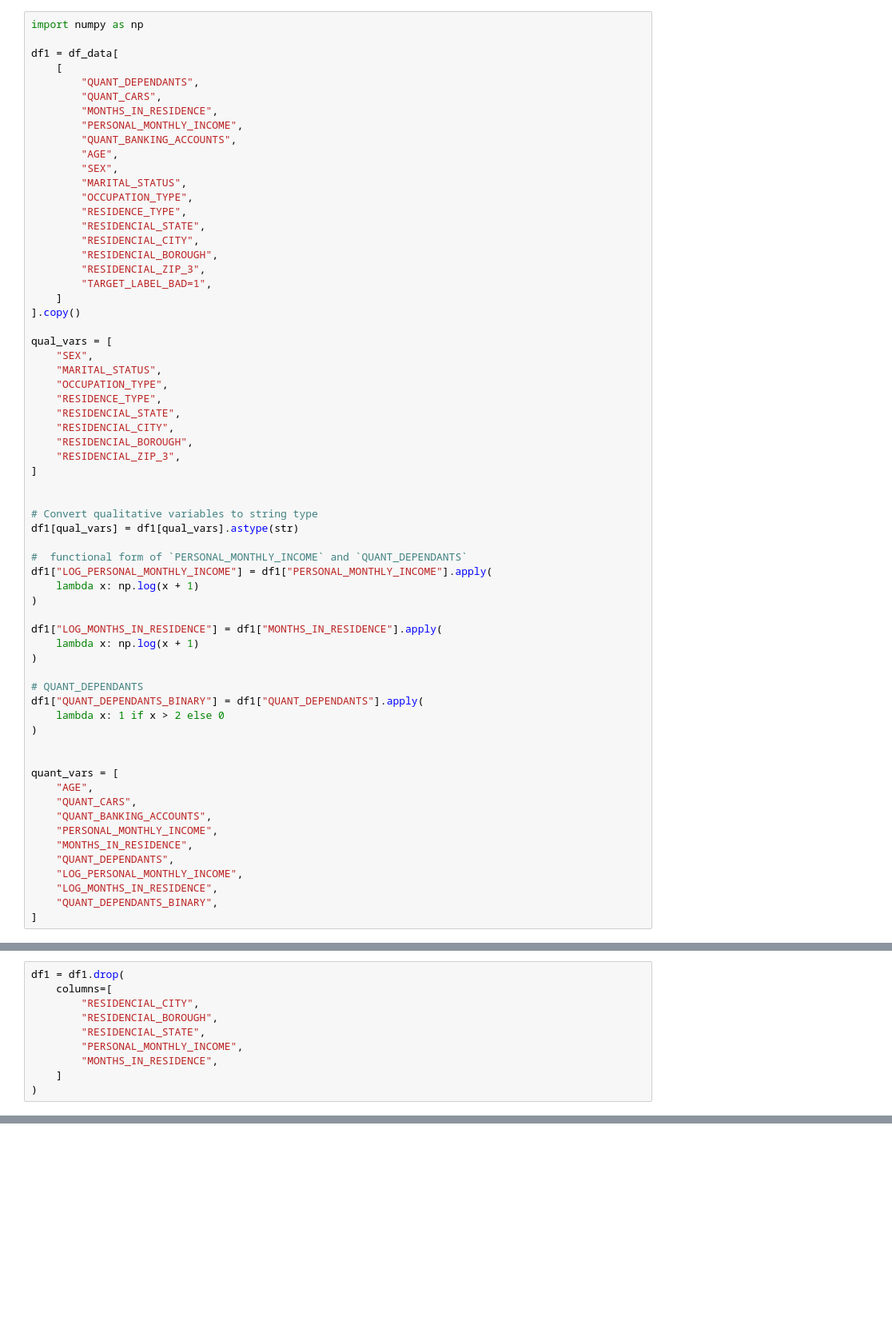
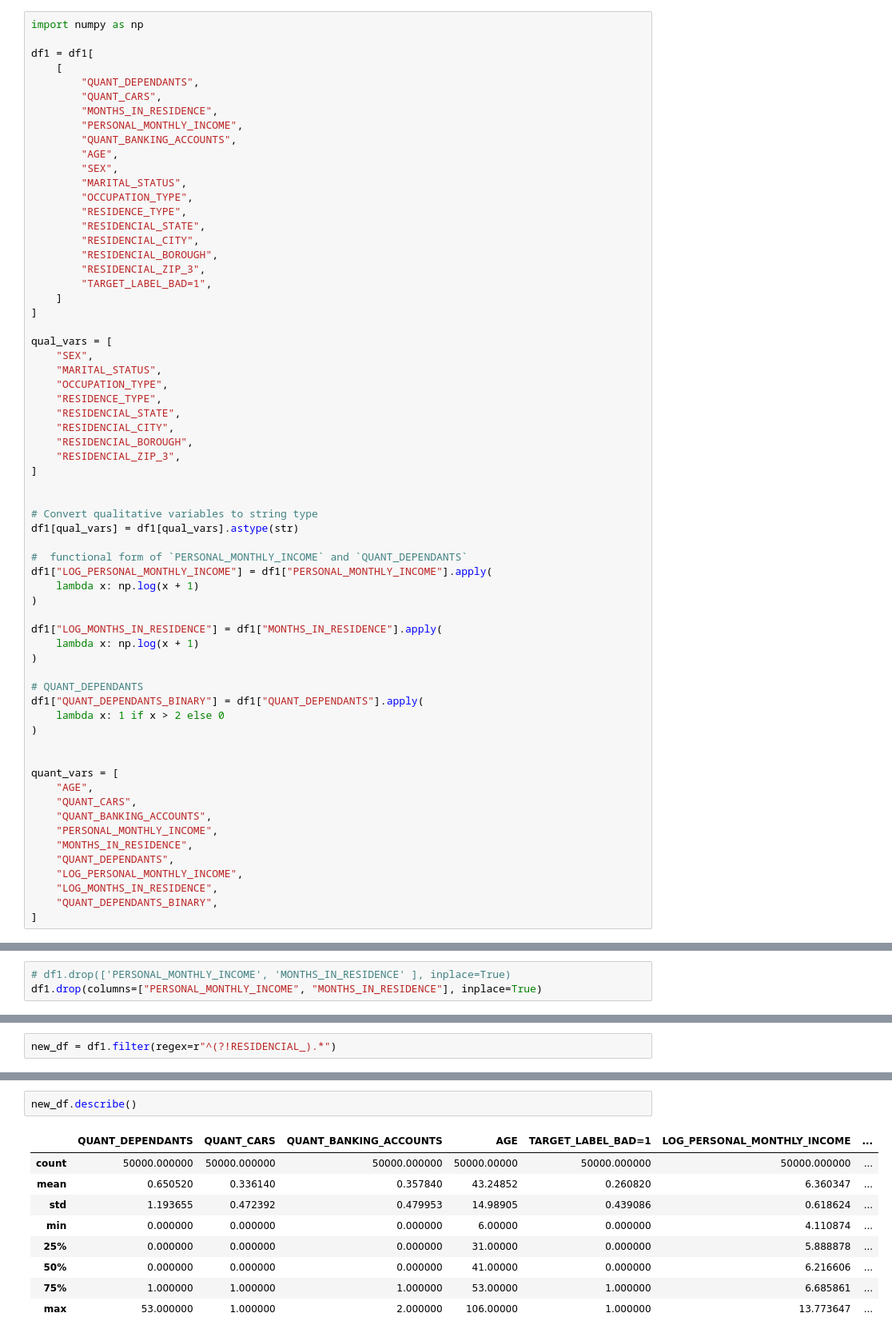
Before and after one commit to dani-jimlar/UDS_2024, a Jupyter notebook: exercise_interpretable.ipynb, the cells around one changed output, grey strips where cells are left out. Shown at 80% size. Cells and saved outputs as stored; diff of their text form; blank space fills up the shorter version.

```diff
--- a/exercise_interpretable.ipynb
+++ b/exercise_interpretable.ipynb
@@ -192,7 +190,7 @@ You should probably do something about the functional form of *at least* `PERSON
 # %%
 import numpy as np
 
-df1 = df_data[
+df1 = df1[
     [
         "QUANT_DEPENDANTS",
         "QUANT_CARS",
@@ -210,7 +208,7 @@ df1 = df_data[
         "RESIDENCIAL_ZIP_3",
         "TARGET_LABEL_BAD=1",
     ]
-].copy()
+]
 
 qual_vars = [
     "SEX",
@@ -325,3 +312,6 @@ plt.tight_layout()
 plt.show()
 # %% [output]
 [figure]
+# %%
+# df1.drop(['PERSONAL_MONTHLY_INCOME', 'MONTHS_IN_RESIDENCE' ], inplace=True)
+df1.drop(columns=["PERSONAL_MONTHLY_INCOME", "MONTHS_IN_RESIDENCE"], inplace=True)
@@ -352,13 +362,3 @@ Total number of unique observations in the 'RESIDENCIAL_STATE' variable: 27
 Total number of unique observations in the 'RESIDENCIAL_CITY' variable: 3529
 Total number of unique observations in the 'RESIDENCIAL_BOROUGH' variable: 14511
 Total number of unique observations in the 'RESIDENCIAL_ZIP_3' variable: 794
-# %%
-df1 = df1.drop(
-    columns=[
-        "RESIDENCIAL_CITY",
-        "RESIDENCIAL_BOROUGH",
-        "RESIDENCIAL_STATE",
-        "PERSONAL_MONTHLY_INCOME",
-        "MONTHS_IN_RESIDENCE",
-    ]
-)
@@ -365 +381,3 @@ df1 = df1.drop(
+# %%
+new_df = df1.filter(regex=r"^(?!RESIDENCIAL_).*")
 # %% [markdown]
@@ -366,0 +393,12 @@ The total number of unique observations in the 'RESIDENCIAL_CITY' is 3529, and f
+# %%
+new_df.describe()
+# %% [output]
+|  | QUANT_DEPENDANTS | QUANT_CARS | QUANT_BANKING_ACCOUNTS | AGE | TARGET_LABEL_BAD=1 | LOG_PERSONAL_MONTHLY_INCOME | ... |
+| count | 50000.000000 | 50000.000000 | 50000.000000 | 50000.00000 | 50000.000000 | 50000.000000 | ... |
+| mean | 0.650520 | 0.336140 | 0.357840 | 43.24852 | 0.260820 | 6.360347 | ... |
+| std | 1.193655 | 0.472392 | 0.479953 | 14.98905 | 0.439086 | 0.618624 | ... |
+| min | 0.000000 | 0.000000 | 0.000000 | 6.00000 | 0.000000 | 4.110874 | ... |
+| 25% | 0.000000 | 0.000000 | 0.000000 | 31.00000 | 0.000000 | 5.888878 | ... |
+| 50% | 0.000000 | 0.000000 | 0.000000 | 41.00000 | 0.000000 | 6.216606 | ... |
+| 75% | 1.000000 | 1.000000 | 1.000000 | 53.00000 | 1.000000 | 6.685861 | ... |
+| max | 53.000000 | 1.000000 | 2.000000 | 106.00000 | 1.000000 | 13.773647 | ... |
```
Also changed, not shown: parts of 22 cells of this notebook, 5 other files.
